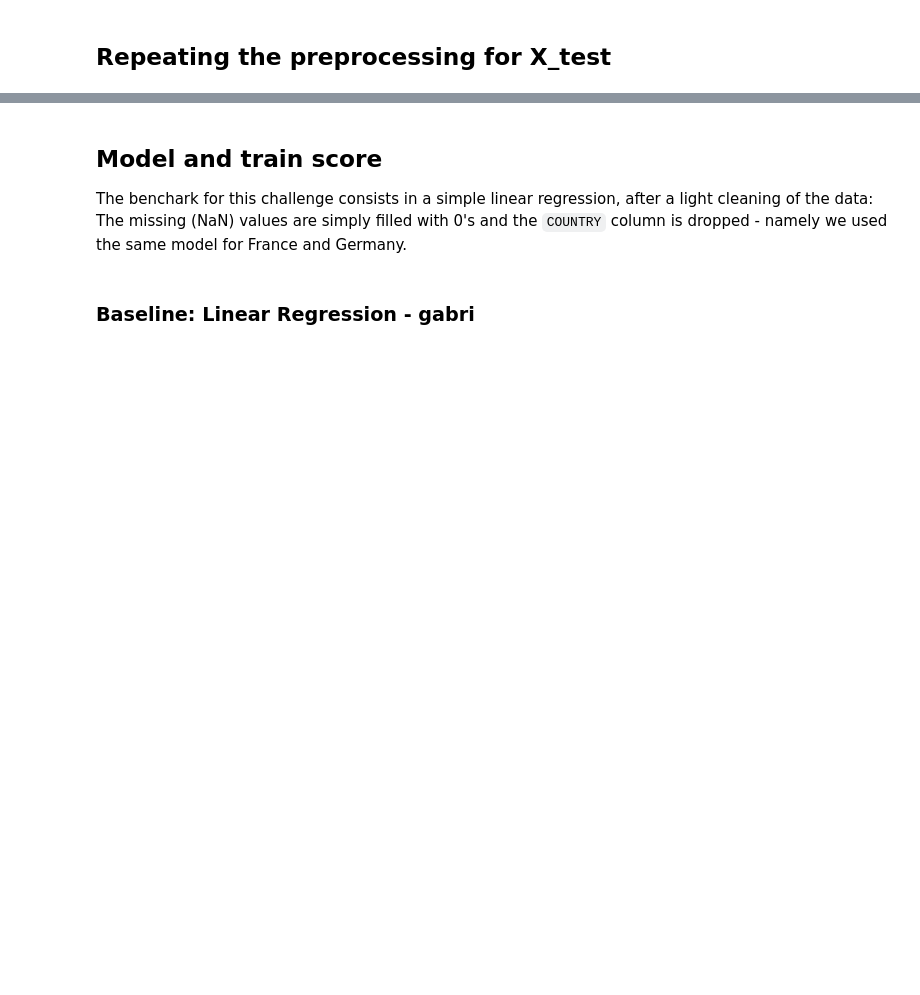
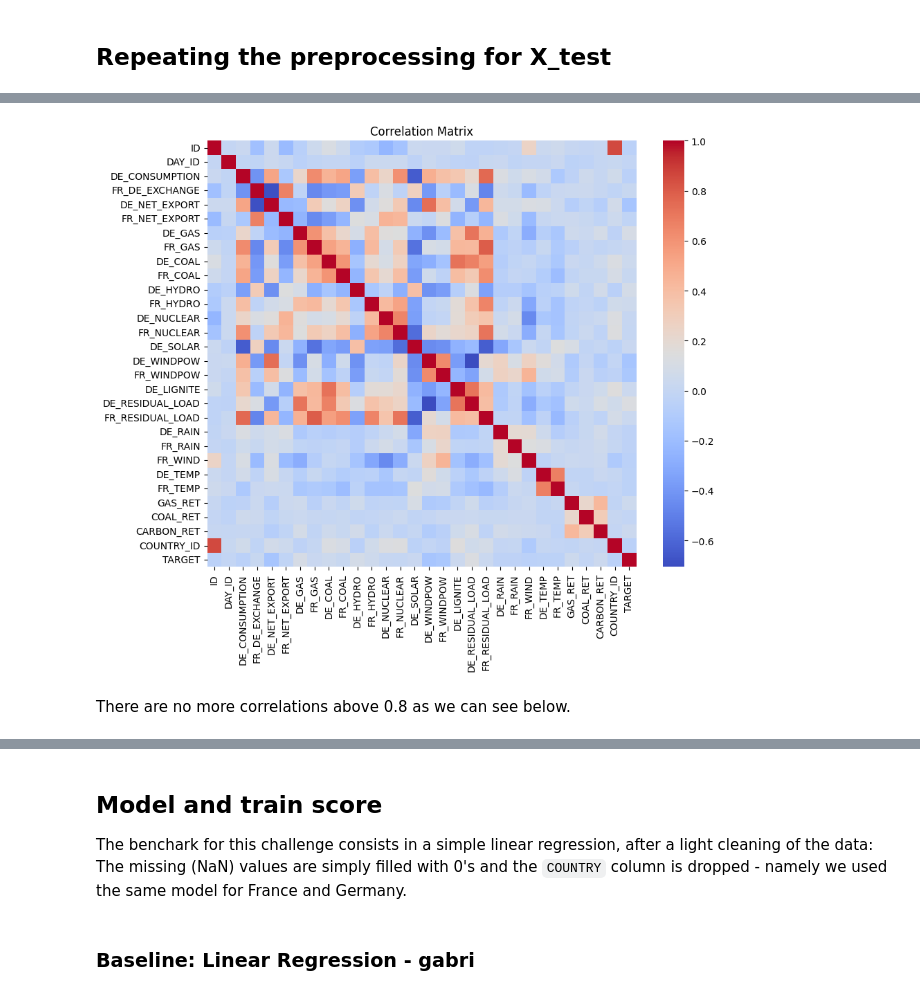
Before and after one commit to rngaili/Electricity-Price-Prediction, a Jupyter notebook: Benchmark_QRT_en.ipynb, the cells around one changed output, grey strips where cells are left out. Cells and saved outputs as stored; diff of their text form; code cells hidden in the pictures; blank space fills up the shorter version.

```diff
--- a/Benchmark_QRT_en.ipynb
+++ b/Benchmark_QRT_en.ipynb
@@ -288,0 +266,11 @@ The new size of X_test_copy:  (654, 36)
+# %%
+all_df_no_corr = all_df.drop(['FR_CONSUMPTION', 'DE_FR_EXCHANGE', 'DE_NET_IMPORT', 'FR_NET_IMPORT', 'FR_SOLAR', 'DE_WIND'], axis=1)
+correlation_matrix = all_df_no_corr.corr()
+plt.figure(figsize=(10, 8))
+sns.heatmap(correlation_matrix, cmap='coolwarm', fmt=".2f")
+plt.title('Correlation Matrix')
+plt.show()
+# %% [output]
+[figure, added]
+# %% [markdown]
+There are no more correlations above 0.8 as we can see below.
```
Also changed, not shown: parts of 44 cells of this notebook.
